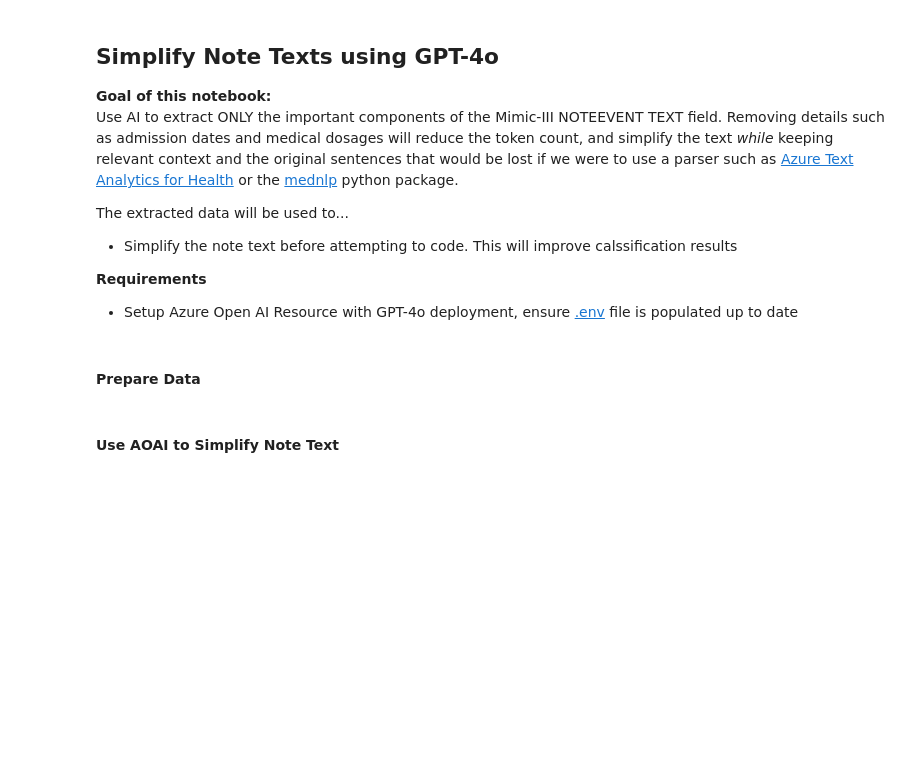
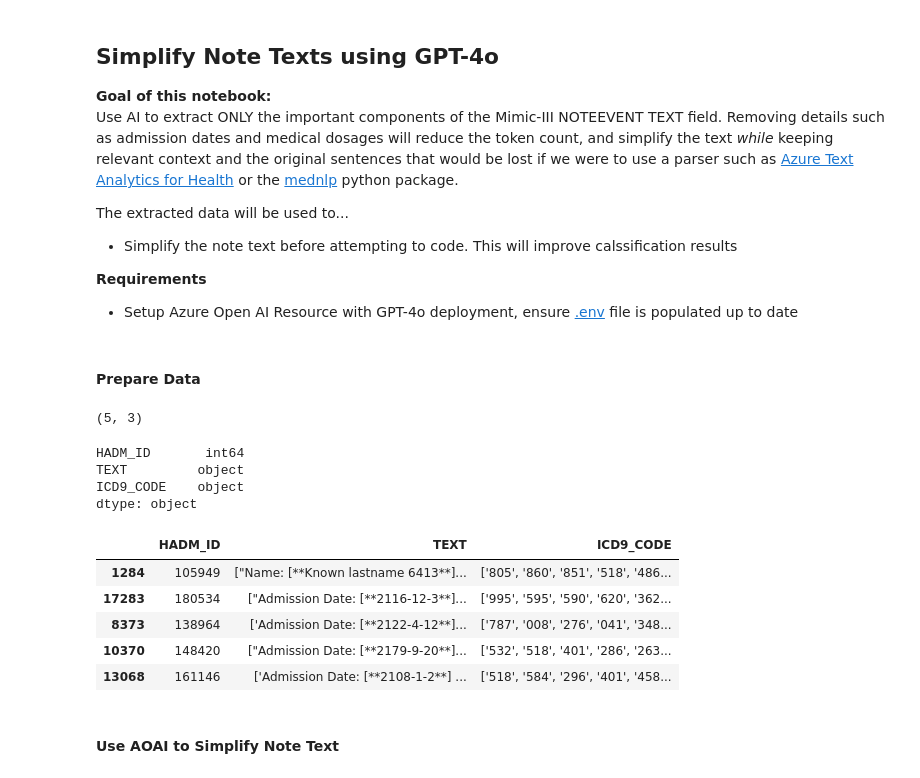
Before and after one commit to zso3n3n/mimic-iii-medcode-azure, a Jupyter notebook: 02_llm_extraction.ipynb, the cells around one changed output. Saved outputs shown, nothing was run; the diff lists cells and outputs as text; code cells hidden in the pictures; blank space fills up the shorter version.

```diff
--- a/02_llm_extraction.ipynb
+++ b/02_llm_extraction.ipynb
@@ -27,11 +27,23 @@ pd.set_option('display.max_colwidth', None)
 # %%
 # Get medical coding data, take a small subsample
 
 # df = transform_data("data/") # Only re-run if change in preparation logic
-df = pd.read_csv("data/joined/dataset_single_001_088.csv.gz").sample(5, replace=False,random_state=1234)
+df = pd.read_csv("data/joined/dataset_single_notes_full.csv.gz").sample(5, replace=False,random_state=1234)
 print(df.shape)
 display(df.dtypes)
 display(df.head(5))
+# %% [output]
+(5, 3)
+HADM_ID       int64
+TEXT         object
+ICD9_CODE    object
+dtype: object
+|  | HADM_ID | TEXT | ICD9_CODE |
+| 1284 | 105949 | ["Name: [**Known lastname 6413**]... | ['805', '860', '851', '518', '486... |
+| 17283 | 180534 | ["Admission Date: [**2116-12-3**]... | ['995', '595', '590', '620', '362... |
+| 8373 | 138964 | ['Admission Date: [**2122-4-12**]... | ['787', '008', '276', '041', '348... |
+| 10370 | 148420 | ["Admission Date: [**2179-9-20**]... | ['532', '518', '401', '286', '263... |
+| 13068 | 161146 | ['Admission Date: [**2108-1-2**] ... | ['518', '584', '296', '401', '458... |
 # %% [markdown]
 #### Use AOAI to Simplify Note Text
 # %%
```
Also changed, not shown: parts of 17 cells of this notebook, 6 other files.
